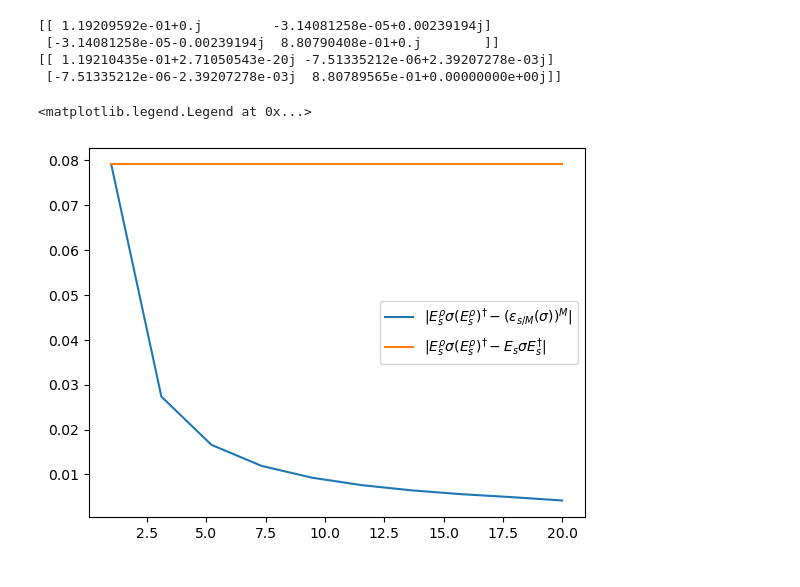
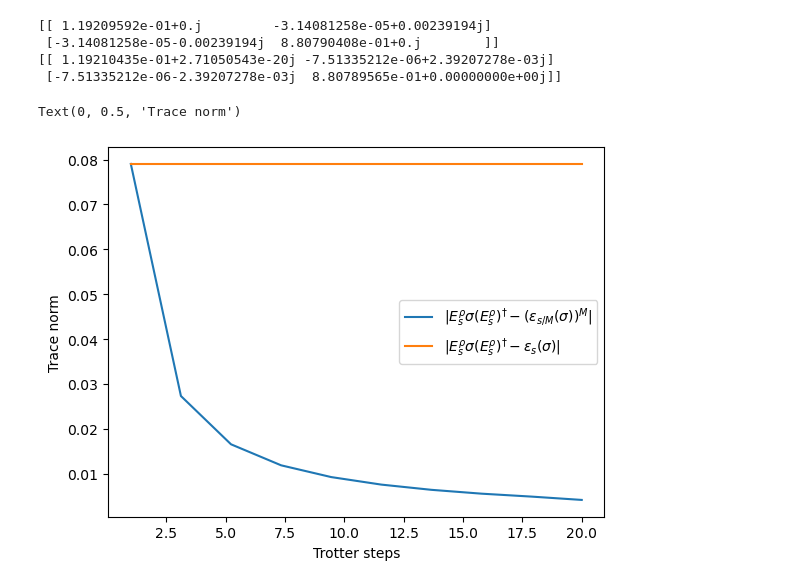
Before and after one commit to Sam-XiaoyueLi/double_bracket_flow_as_a_diagonalization_quantum_algorithm, a Jupyter notebook: Schmidt_decomposition.ipynb, the cells around one changed output. Drawn from its saved outputs; the diff is of its cells as text; code cells hidden in the pictures.

```diff
--- a/Schmidt_decomposition.ipynb
+++ b/Schmidt_decomposition.ipynb
@@ -128,26 +128,28 @@ print(DME_goal)
 # %%
 s = 0.5
 DME_s = DME(s, rho, sigma)
 DME_goal = evolve(s,rho) @ sigma @ np.conjugate(evolve(s, rho)).T
 error1_s = np.linalg.norm(np.abs(DME_goal - DME_s))
 trotter_steps_list = np.linspace(1,20,10)
 error1_list = error1_s * np.ones(len(trotter_steps_list))
 trotter_error_list = []
 trotter_error_list2 = []
 for M in trotter_steps_list:
     trotter_step = int(M)
     DME_trotter = DME_trotterize(s, rho, sigma, trotter_step)
     # DME_trotter2 = np.linalg.matrix_power(evolve(s/trotter_step,rho) @ sigma @ np.conjugate(evolve(s/trotter_step, rho)).T, trotter_step)
     # Use trace norm
     error = np.linalg.norm(DME_goal - DME_trotter)
     # error2 = op_norm(DME_goal - DME_trotter2)
     trotter_error_list.append(error)
     # trotter_error_list2.append(error2)
 
 plt.plot(trotter_steps_list, trotter_error_list, label=r'$|E_s^\rho\sigma (E_s^\rho)^\dag - (\varepsilon_{s/M}(\sigma))^M|$')
 # plt.plot(trotter_steps_list, trotter_error_list2, label=r'$ \varepsilon_s(\sigma)-(E_{s/M}\sigma E_{s/M}^\dag)^M$')
-plt.plot(trotter_steps_list, error1_list, label=r'$|E_s^\rho\sigma (E_s^\rho)^\dag-E_s\sigma E_s^\dag|$')
+plt.plot(trotter_steps_list, error1_list, label=r'$|E_s^\rho\sigma (E_s^\rho)^\dag-\varepsilon_{s}(\sigma)|$')
 plt.legend()
+plt.xlabel('Trotter steps')
+plt.ylabel('Trace norm')
 # %% [output]
-<matplotlib.legend.Legend at 0x...>
+Text(0, 0.5, 'Trace norm')
-[figure, old version]
+[figure, new version]
```
